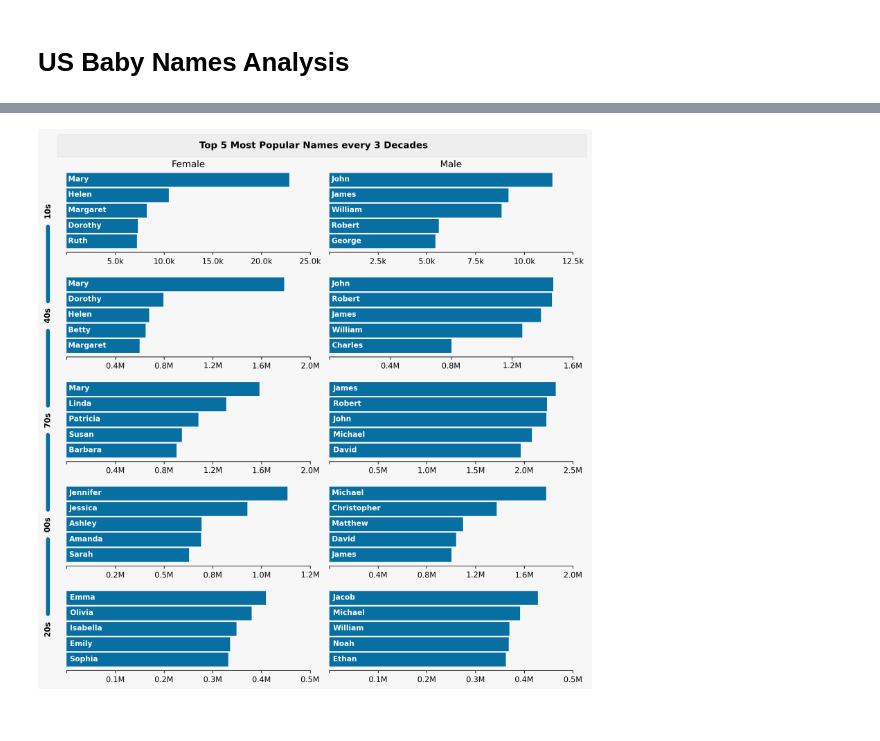
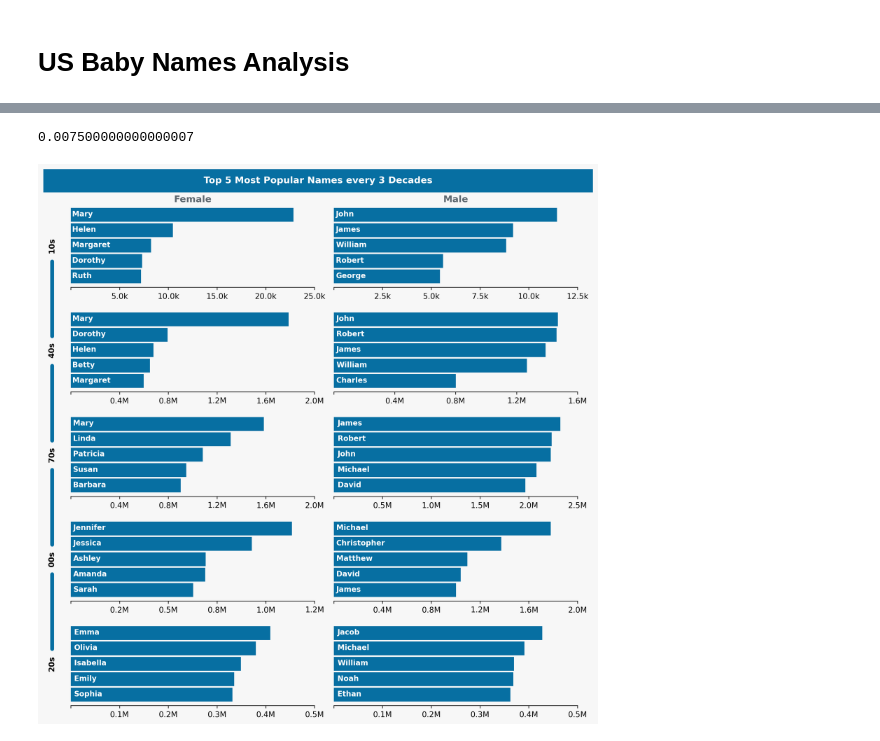
Before and after one commit to numanwaziri/NamingPatterns-Analysis, a Jupyter notebook: Analysis.ipynb, the cells around one changed output, grey strips where cells are left out. Drawn from its saved outputs; the diff is of its cells as text; code cells hidden in the pictures.

```diff
--- a/Analysis.ipynb
+++ b/Analysis.ipynb
@@ -363,16 +364,3 @@ ax2.get_xticklabels()[-1].set_weight('bold')
 # %% [markdown]
 ## States Ranking
 ranking for total birhts each decade
-# %%
-ranked=df.groupby(["State",pd.Grouper(key="Year",freq="10Y")]).Births.sum().unstack(0).rank(axis=1)
-
-fig, ax =plt.subplots(figsize=(10,12),dpi=300,facecolor="#F8FBFF")
-ax.set_facecolor("none")
-heatmap=sns.heatmap(ranked.T.rename(lambda x:x.year,axis=1).applymap(lambda x:52-int(x)).sort_values(2030),annot=True,
-         cbar=False,cmap="Blues",annot_kws={"alpha":0.95,"size":8.2})
-plt.title("Ranking of Birth Rates across States Over Decades",weight='bold',size=11,color='#20498C')
-ax.set_xticklabels(ax.get_xticklabels()[:-1]+["2022"])
-ax.set(xlabel="",ylabel="")
-ax.tick_params(colors='#193976')
-ax.xaxis.label.set_color('#2B4887')  # Change x-label color to red
-ax.yaxis.label.set_color('#2B4887')
@@ -499,10 +498,10 @@ fig.subplots_adjust(left=0.005, right=1, top=0.81, bottom=0.1)
 # %% [markdown]
 # US Baby Names Analysis
 # %%
-ax = df.groupby('Name').Births.sum().sort_values().nlargest(6).plot.bar(xlabel="",color=[cmap((j*30)) for j in range(6)],figsize=(9,6))
-sns.despine()
-plt.title("Most Popular Names in the last 110 Years",pad=20)
-plt.xticks(rotation=0)
+# ax = df.groupby('Name').Births.sum().sort_values().nlargest(6).plot.bar(xlabel="",color=[cmap((j*30)) for j in range(6)],figsize=(9,6))
+# sns.despine()
+# plt.title("Most Popular Names in the last 110 Years",pad=20)
+# plt.xticks(rotation=0)
 
-for bar in ax.patches:
-    plt.text(bar.get_x()+bar.get_width()/2,bar.get_height()+0.5e5,str(round(bar.get_height()/1000000,2))+" Mil",ha="center")
+# for bar in ax.patches:
+#     plt.text(bar.get_x()+bar.get_width()/2,bar.get_height()+0.5e5,str(round(bar.get_height()/1000000,2))+" Mil",ha="center")
@@ -512,7 +509,6 @@ for bar in ax.patches:
 data=df.groupby([pd.Grouper(key="Year",freq="30Y"),"Gender","Name"]).Births.sum().unstack([0,1])
 
 fig,axes = plt.subplots(5,2,figsize=(10,10),dpi=250,facecolor='#F7F7F7')
-cmap = plt.get_cmap('viridis')
 BLUE = "#076fa2"
 for i, (ax, col) in enumerate(zip(axes.flatten(), data.columns)):
     data[col].nlargest(5).sort_values().plot.barh(ax=ax,color=BLUE,width=0.9)
@@ -535,43 +531,51 @@ for i, (ax, col) in enumerate(zip(axes.flatten(), data.columns)):
 
     else:
         ax.set_ylabel("")
+
     if i==0:
-        ax.set_title("Female",pad=0,weight="normal",va="bottom")
+        ax.set_title("Female",pad=0,weight=600,va="bottom",color='#5D676F')
+
     elif i==1:
-        ax.set_title("Male",pad=0,weight="normal",va="bottom")
+        ax.set_title("Male",pad=0,weight=600,va="bottom",color='#5D676F')
 
 
 
     for j, p in enumerate(ax.patches):
 
         x = min([pp.get_width()*0.02 for pp in ax.patches])
         color = "white"
         y = p.get_y()
         ax.text(x, y + 0.5 / 2,ax.get_yticklabels()[j].get_text(),va="bottom",color=color,size=9.5,weight='bold')
 
     ax.tick_params(left=False,labelleft=False)
     ax.set_xticks(ax.get_xticks(),[""]+ax.get_xticklabels()[1:]);
 
 # Add the vertical line
 # fig.subplots_adjust(wspace=0.25)
 # fig.add_artist(plt.Line2D([0.5, 0.50], [1, 0.999], color='grey', linestyle='-',lw=80))
+rect_width = 0.985
+rect_height = 0.036
+rect_x = 0.5 - rect_width / 2
+rect_y = 0.96
+fig.add_artist(patches.Rectangle((rect_x, 0.96), rect_width, 0.04, color=BLUE,alpha=1,zorder=0))
 
-fig.add_artist(patches.Rectangle((0.04, 0.96), 0.95, 0.04, color=GREY,alpha=0.1,zorder=0))
 
+print(rect_x)
 length = 0.134
 high= 0.835
 dec = 0.053
 
 
 for i in range(4):
     line_high = high - (i * length) - (i * dec)
     line = plt.Line2D([0.0226, 0.0226], [line_high, line_high - length], linestyle='-', lw=5,color=BLUE)
     line.set_solid_capstyle('round')
     fig.add_artist(line)
-fig.suptitle("Top 5 Most Popular Names every 3 Decades",va="center",weight='bold')
+fig.suptitle("Top 5 Most Popular Names every 3 Decades",va="center",weight='bold',color='White')
 
 
 sns.despine(left=True)
 plt.tight_layout()
 # %% [output]
+0.007500000000000007
-[figure, old version]
+[figure, new version]
```
Also changed, not shown: parts of 20 cells of this notebook.
